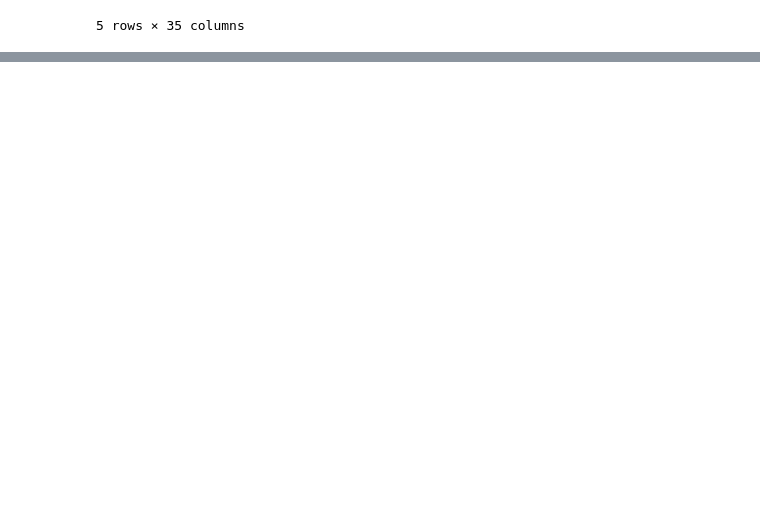
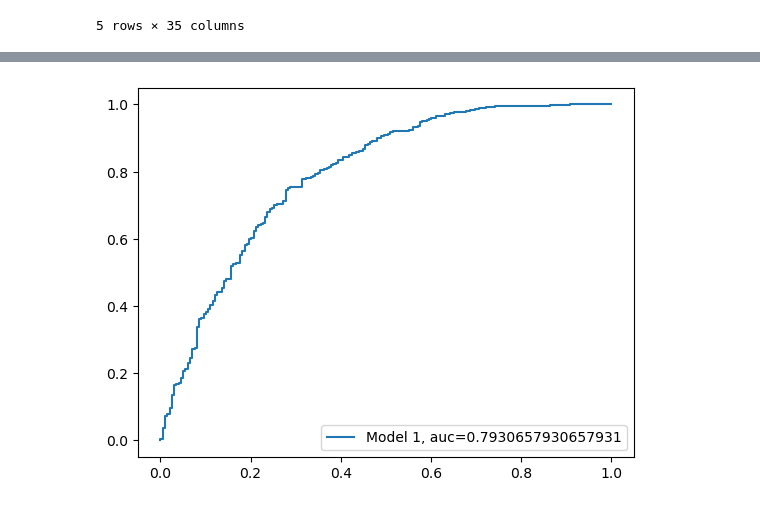
Before and after one commit to 0Architectus0/BAN5753_EX12, a Jupyter notebook: script/EX_12_RodriguezVincent.ipynb, the cells around one changed output, grey strips where cells are left out. Saved outputs shown, nothing was run; the diff lists cells and outputs as text; code cells hidden in the pictures; blank space fills up the shorter version.

```diff
--- a/script/EX_12_RodriguezVincent.ipynb
+++ b/script/EX_12_RodriguezVincent.ipynb
@@ -42,0 +51,4 @@ enroll.head()
+# %%
+# Clean up column names
+from skimpy import clean_columns
+enroll_renamed = clean_columns(enroll)
@@ -42,0 +184,10 @@ enroll.head()
+# %%
+from sklearn.preprocessing import LabelEncoder
+
+enroll_encoded = enroll_renamed.select_dtypes(exclude=['number']) \
+                        .apply(LabelEncoder().fit_transform) \
+                        .join(enroll_renamed.select_dtypes(include=['number']))
+
+enroll_numeric = enroll_renamed.select_dtypes(include=['number'])
+
+enroll_drop_missing = enroll_numeric.dropna()
@@ -42,0 +263,11 @@ enroll.head()
+# %%
+# Split the response and feature sets
+y = enroll_drop_missing['target_enroll']
+X = enroll_drop_missing.drop("target_enroll", axis="columns")
+# %%
+# fit a logistic model with sci-kit api
+## model would not converge with default of 500 iterations
+from sklearn.linear_model import LogisticRegression
+LogisticModel = LogisticRegression(max_iter = 750)
+
+model1 = LogisticModel.fit(X, y)
@@ -42,0 +319,13 @@ enroll.head()
+# %%
+# Receiver Operation Characteristic
+y_pred_proba = model1.predict_proba(X)[::,1]
+
+fpr, tpr, _ = metrics.roc_curve(y,  y_pred_proba)
+
+auc = metrics.roc_auc_score(y, y_pred_proba)
+
+plt.plot(fpr,tpr,label="Model 1, auc="+str(auc))
+plt.legend(loc=4)
+plt.show()
+# %% [output]
+[figure, added]
```
Also changed, not shown: parts of 37 cells of this notebook, 1 other file.
